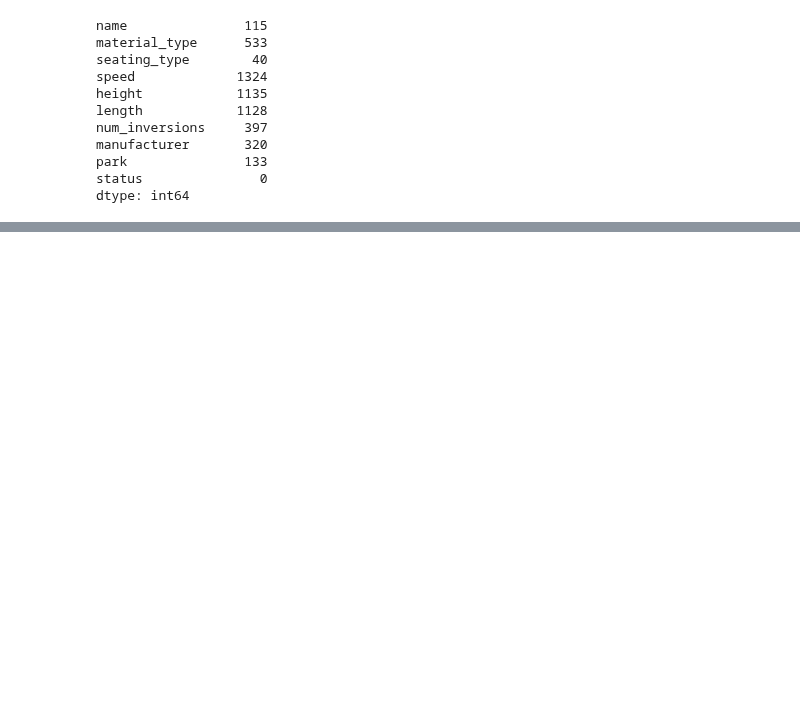
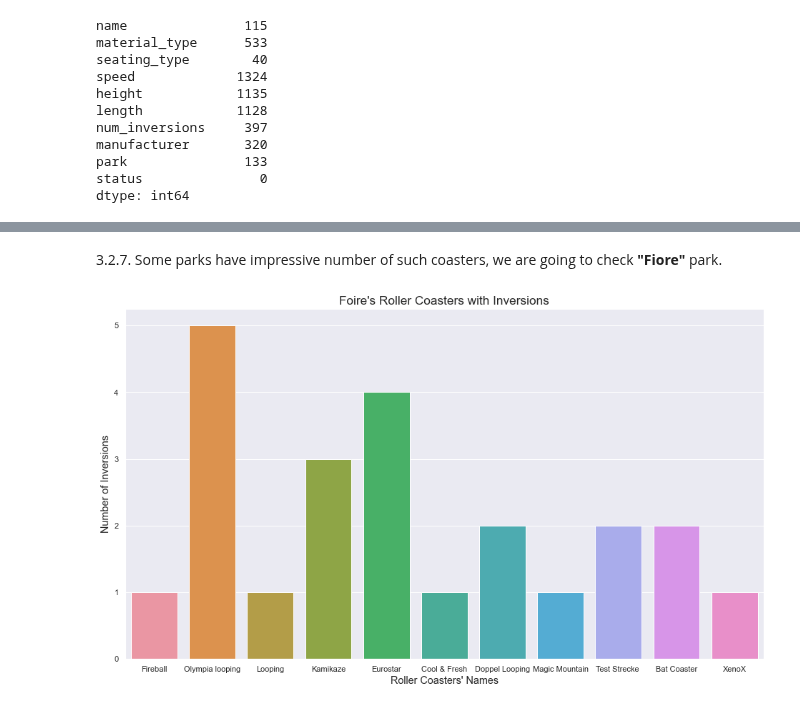
Before and after one commit to jadidaniel/jupyter-notebooks, a Jupyter notebook: visualisations_roller_coaster/roller_coaster.ipynb, the cells around one changed output, grey strips where cells are left out. Saved outputs shown, nothing was run; the diff lists cells and outputs as text; code cells hidden in the pictures; blank space fills up the shorter version.

```diff
--- a/visualisations_roller_coaster/roller_coaster.ipynb
+++ b/visualisations_roller_coaster/roller_coaster.ipynb
@@ -619,0 +636,15 @@ plot_histogram(heights, 'height', 'Roller Coaster Height', 'purple')
+# %%
+def visualise_barchart(dataset, park_name):
+    # Prepare grid
+    plt.figure(figsize = (16,9))
+    sns.set(style='darkgrid',)
+
+    park_coasters = dataset[(dataset['park'] == park_name) & (dataset['num_inversions'] > 0)].reset_index()
+    sns.barplot(data = park_coasters, x = park_coasters['name'], y = park_coasters['num_inversions'])
+
+    # Add descriptions
+    plt.title(park_name + '\'s Roller Coasters with Inversions', fontsize='x-large')
+    plt.xlabel('Roller Coasters\' Names', fontsize='large')
+    plt.ylabel('Number of Inversions', fontsize='large')
+
+    return plt.show()
@@ -619,0 +676,6 @@ plot_histogram(heights, 'height', 'Roller Coaster Height', 'purple')
+# %% [markdown]
+3.2.7. Some parks have impressive number of such coasters, we are going to check **"Fiore"** park.
+# %%
+visualise_barchart(roller_coast_list, 'Foire')
+# %% [output]
+[figure, added]
```
Also changed, not shown: parts of 12 cells of this notebook.
